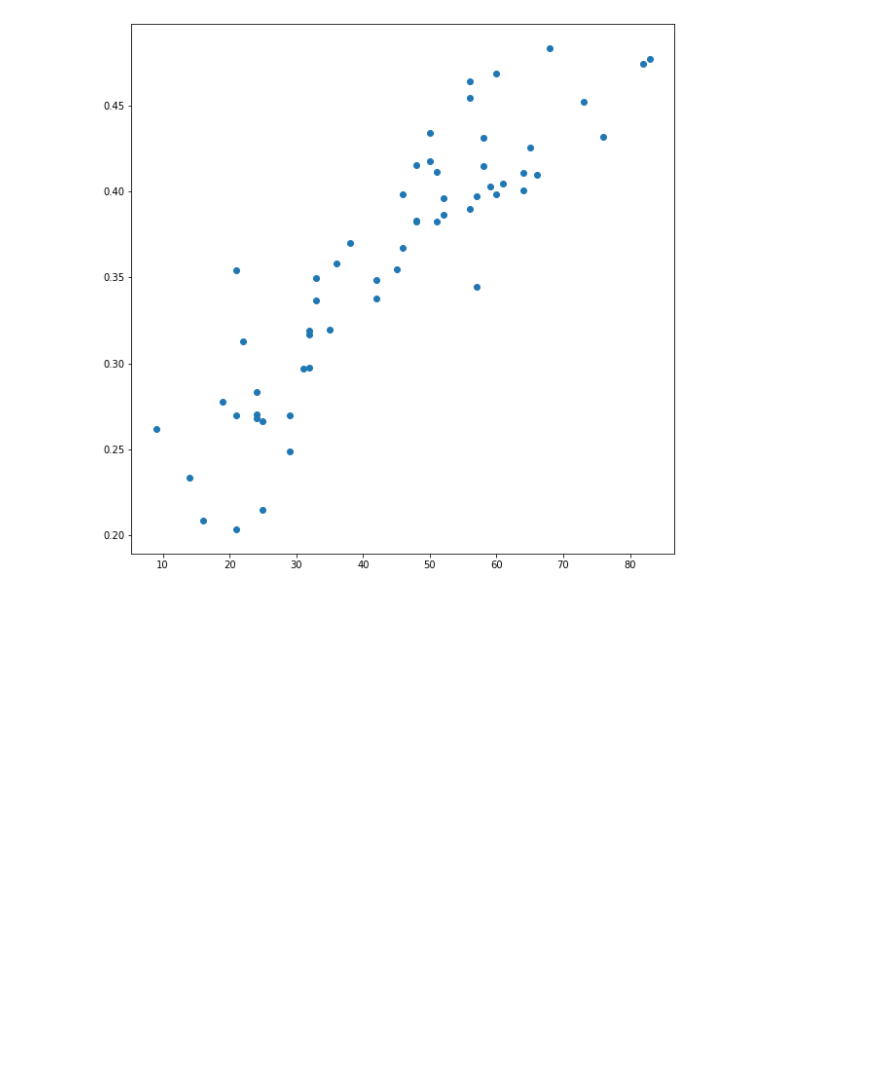
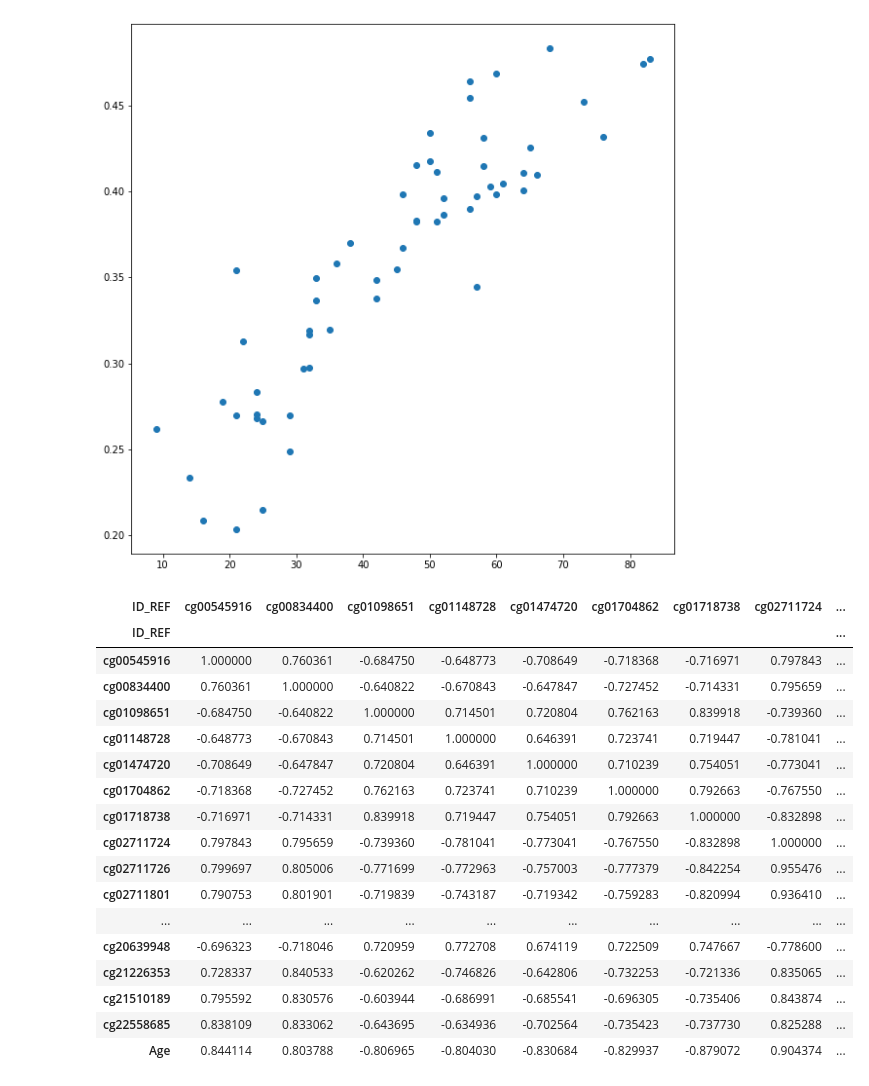
Before and after one commit to DrXlor/ML_BioAge, a Jupyter notebook: BioAge_SVR.ipynb, the cells around one changed output. Cells and saved outputs as stored; diff of their text form; code cells hidden in the pictures; blank space fills up the shorter version.

```diff
--- a/BioAge_SVR.ipynb
+++ b/BioAge_SVR.ipynb
@@ -118,6 +121,32 @@ for i in range(10):
 [figure]
 [figure]
 [figure]
+# %%
+t_df = X
+t_df["Age"] = y
+corr = t_df.corr()
+corr.style.background_gradient(cmap='coolwarm',
+                               vmin=-1,
+                               vmax=1)
+# %% [output]
+| ID_REF | cg00545916 | cg00834400 | cg01098651 | cg01148728 | cg01474720 | cg01704862 | cg01718738 | cg02711724 | ... |
+| ID_REF |  |  |  |  |  |  |  |  | ... |
+| cg00545916 | 1.000000 | 0.760361 | -0.684750 | -0.648773 | -0.708649 | -0.718368 | -0.716971 | 0.797843 | ... |
+| cg00834400 | 0.760361 | 1.000000 | -0.640822 | -0.670843 | -0.647847 | -0.727452 | -0.714331 | 0.795659 | ... |
+| cg01098651 | -0.684750 | -0.640822 | 1.000000 | 0.714501 | 0.720804 | 0.762163 | 0.839918 | -0.739360 | ... |
+| cg01148728 | -0.648773 | -0.670843 | 0.714501 | 1.000000 | 0.646391 | 0.723741 | 0.719447 | -0.781041 | ... |
+| cg01474720 | -0.708649 | -0.647847 | 0.720804 | 0.646391 | 1.000000 | 0.710239 | 0.754051 | -0.773041 | ... |
+| cg01704862 | -0.718368 | -0.727452 | 0.762163 | 0.723741 | 0.710239 | 1.000000 | 0.792663 | -0.767550 | ... |
+| cg01718738 | -0.716971 | -0.714331 | 0.839918 | 0.719447 | 0.754051 | 0.792663 | 1.000000 | -0.832898 | ... |
+| cg02711724 | 0.797843 | 0.795659 | -0.739360 | -0.781041 | -0.773041 | -0.767550 | -0.832898 | 1.000000 | ... |
+| cg02711726 | 0.799697 | 0.805006 | -0.771699 | -0.772963 | -0.757003 | -0.777379 | -0.842254 | 0.955476 | ... |
+| cg02711801 | 0.790753 | 0.801901 | -0.719839 | -0.743187 | -0.719342 | -0.759283 | -0.820994 | 0.936410 | ... |
+| ... | ... | ... | ... | ... | ... | ... | ... | ... | ... |
+| cg20639948 | -0.696323 | -0.718046 | 0.720959 | 0.772708 | 0.674119 | 0.722509 | 0.747667 | -0.778600 | ... |
+| cg21226353 | 0.728337 | 0.840533 | -0.620262 | -0.746826 | -0.642806 | -0.732253 | -0.721336 | 0.835065 | ... |
+| cg21510189 | 0.795592 | 0.830576 | -0.603944 | -0.686991 | -0.685541 | -0.696305 | -0.735406 | 0.843874 | ... |
+| cg22558685 | 0.838109 | 0.833062 | -0.643695 | -0.634936 | -0.702564 | -0.735423 | -0.737730 | 0.825288 | ... |
+| Age | 0.844114 | 0.803788 | -0.806965 | -0.804030 | -0.830684 | -0.829937 | -0.879072 | 0.904374 | ... |
 # %%
 fig3 = plt.figure()
 ax = plt.axes()
```
Also changed, not shown: parts of 7 cells of this notebook.
